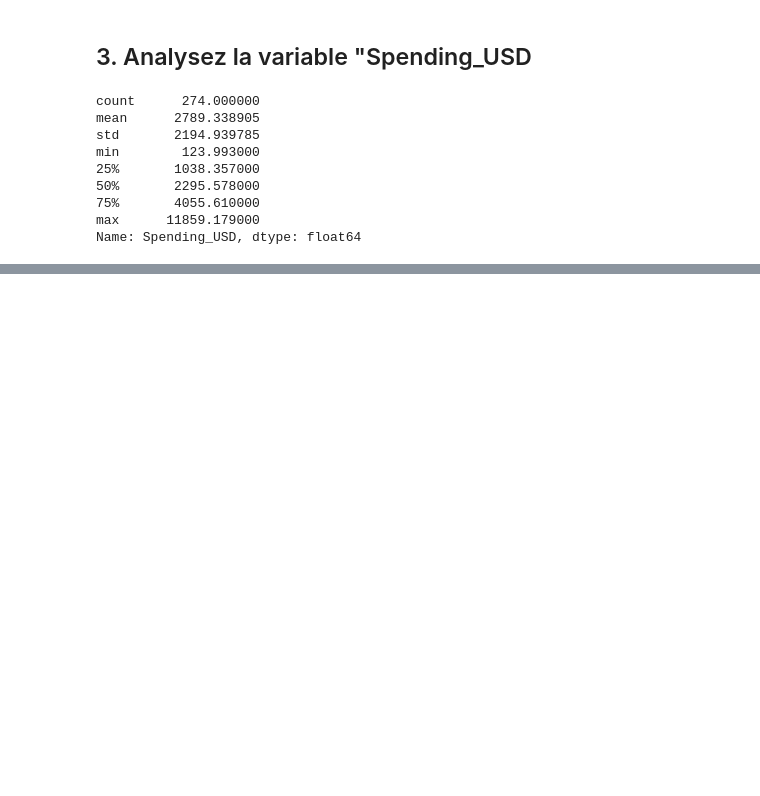
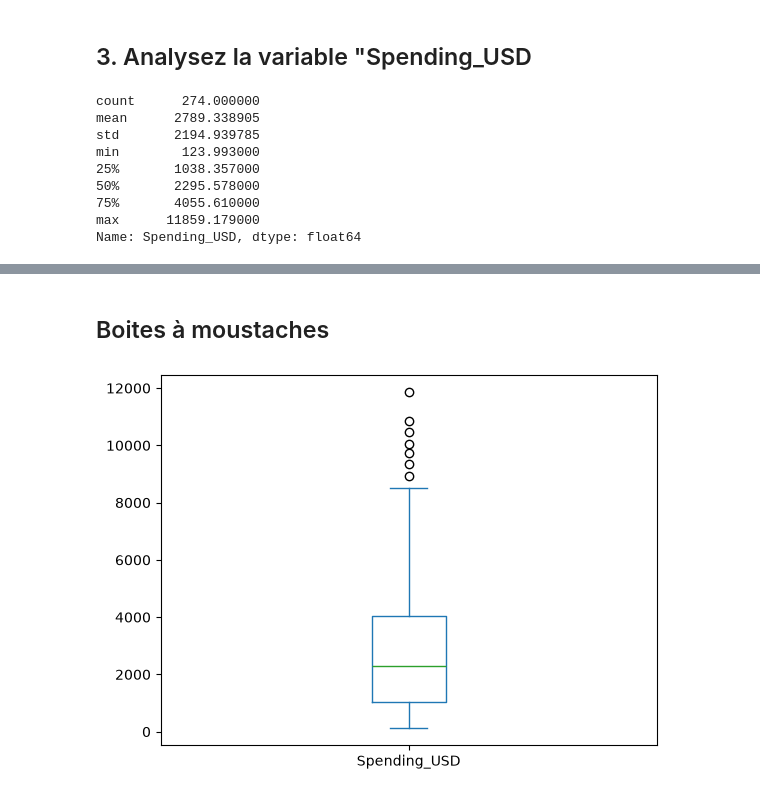
Before and after one commit to adrienfomat/ML-BASES, a Jupyter notebook: 01_Analyse de donnees/Exercice_1_Health_Expectation.ipynb, the cells around one changed output, grey strips where cells are left out. Drawn from its saved outputs; the diff is of its cells as text; code cells hidden in the pictures; blank space fills up the shorter version.

```diff
--- a/01_Analyse de donnees/Exercice_1_Health_Expectation.ipynb
+++ b/01_Analyse de donnees/Exercice_1_Health_Expectation.ipynb
@@ -110,0 +135,8 @@ Name: Spending_USD, dtype: float64
+# %% [markdown]
+## Boites à moustaches
+# %%
+#avec pandas
+df["Spending_USD"].plot(kind="box")
+plt.show()
+# %% [output]
+[figure, added]
```
Also changed, not shown: parts of 52 cells of this notebook, 1 other file.
